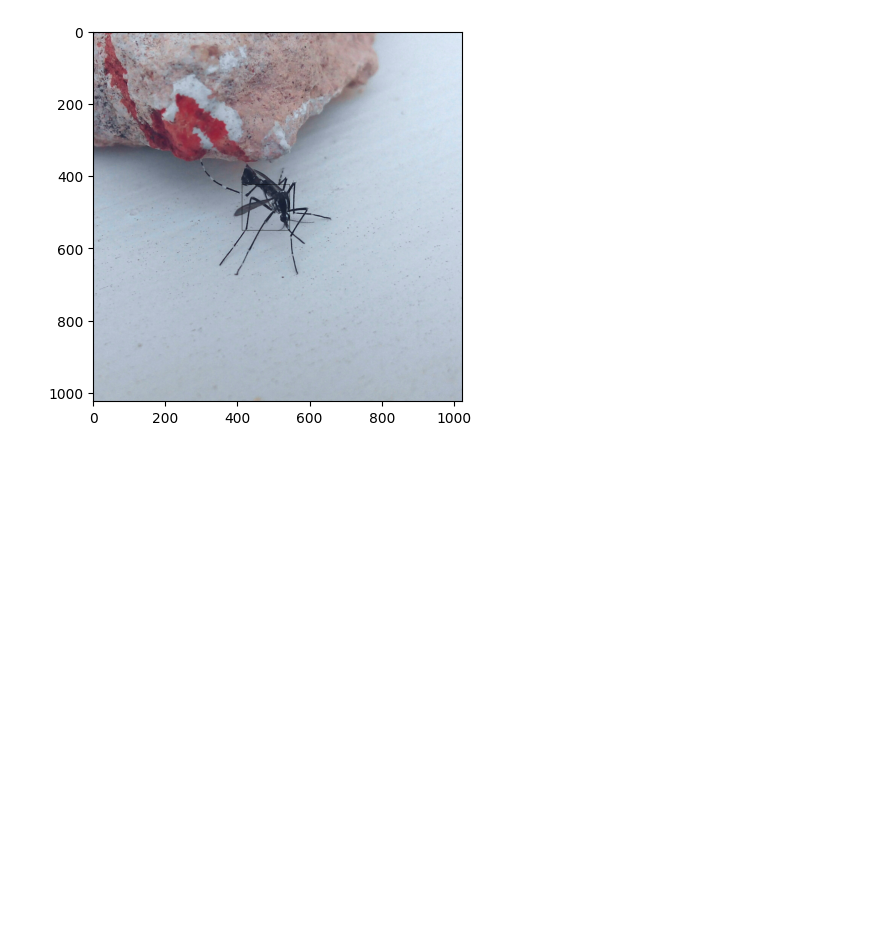
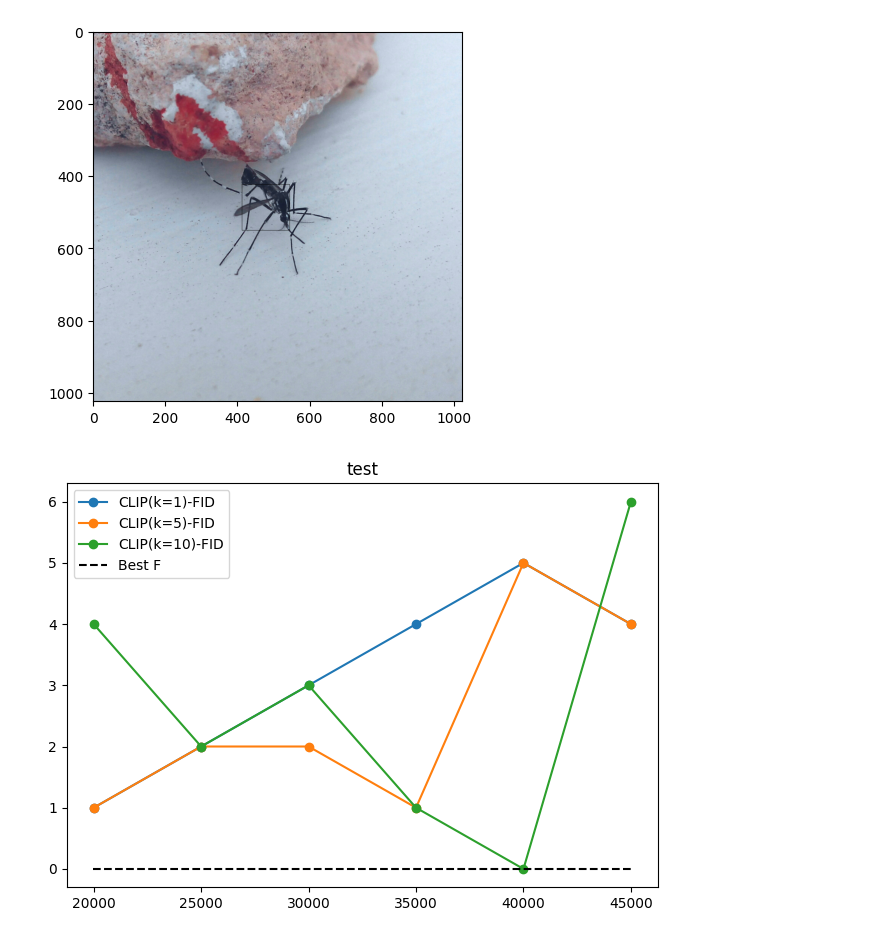
Before and after one commit to HCA97/Mosquito-Classifiction, a Jupyter notebook: test_annotations.ipynb, the cells around one changed output. Saved outputs shown, nothing was run; the diff lists cells and outputs as text; code cells hidden in the pictures; blank space fills up the shorter version.

```diff
--- a/test_annotations.ipynb
+++ b/test_annotations.ipynb
@@ -198,0 +225,20 @@ plt.show()
+# %%
+epochs = [20000, 25000, 30000, 35000, 40000, 45000]
+fids = {
+    'k=1': [1, 2, 3, 4, 5, 4],
+    'k=5': [1, 2, 2, 1, 5, 4],
+    'k=10': [4, 2, 3, 1, 0, 6],
+}
+best_fid = 0
+title = 'test'
+
+plt.title(title)
+for key, value in fids.items():
+    plt.plot(epochs, value, '-o', label=f'CLIP({key})-FID')
+
+plt.plot([epochs[0]-10, epochs[-1]+10], [best_fid, best_fid], '--k', label='Best F')
+plt.legend()
+plt.tight_layout()
+plt.savefig('test.png')
+# %% [output]
+[figure, added]
```
Also changed, not shown: parts of 2 cells of this notebook, 6 other files.
